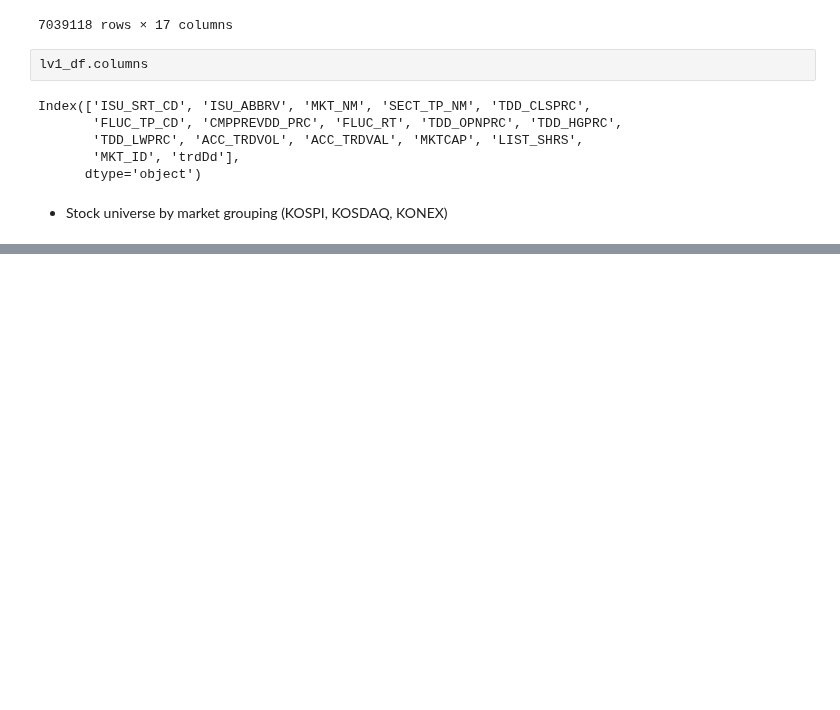
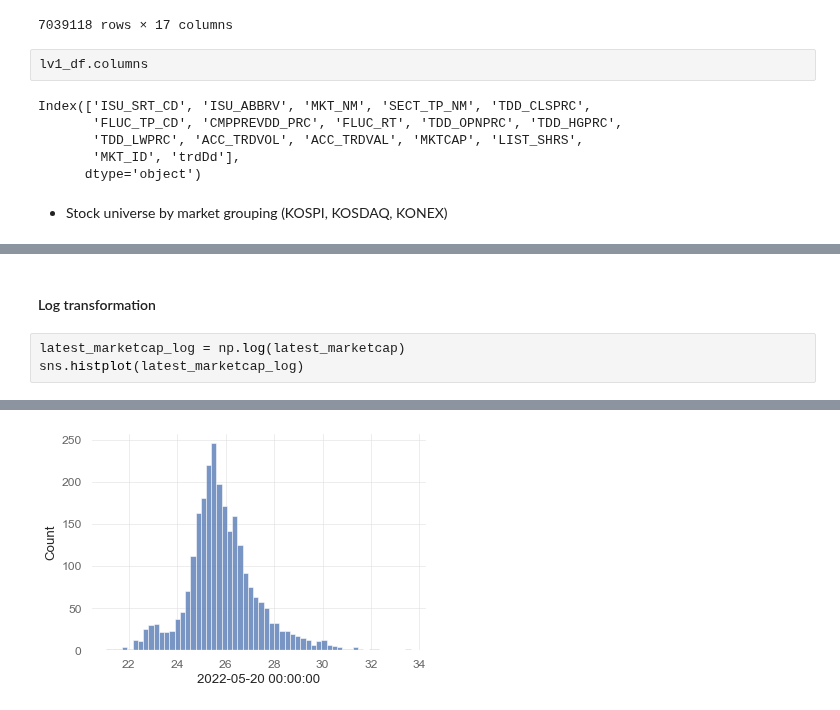
Before and after one commit to jaepil-choi/korquanttools, a Jupyter notebook: notebooks/stockmarket_EDA.ipynb, the cells around one changed output, grey strips where cells are left out. Cells and saved outputs as stored; diff of their text form; blank space fills up the shorter version.

```diff
--- a/notebooks/stockmarket_EDA.ipynb
+++ b/notebooks/stockmarket_EDA.ipynb
@@ -140,0 +251,6 @@ Index(['ISU_SRT_CD', 'ISU_ABBRV', 'MKT_NM', 'SECT_TP_NM', 'TDD_CLSPRC',
+# %% [markdown]
+#### Log transformation
+# %%
+latest_marketcap_log = np.log(latest_marketcap)
+sns.histplot(latest_marketcap_log)
+# %% [output]
@@ -140,0 +258 @@ Index(['ISU_SRT_CD', 'ISU_ABBRV', 'MKT_NM', 'SECT_TP_NM', 'TDD_CLSPRC',
+[figure, added]
```
Also changed, not shown: parts of 17 cells of this notebook.
